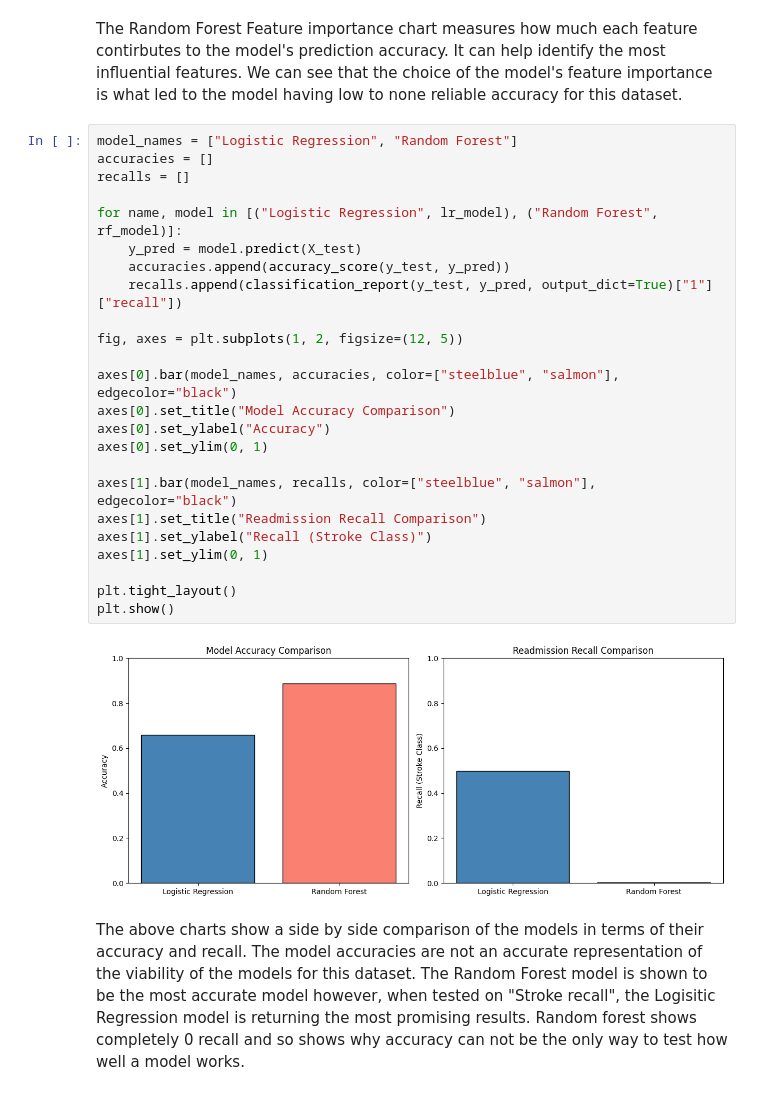
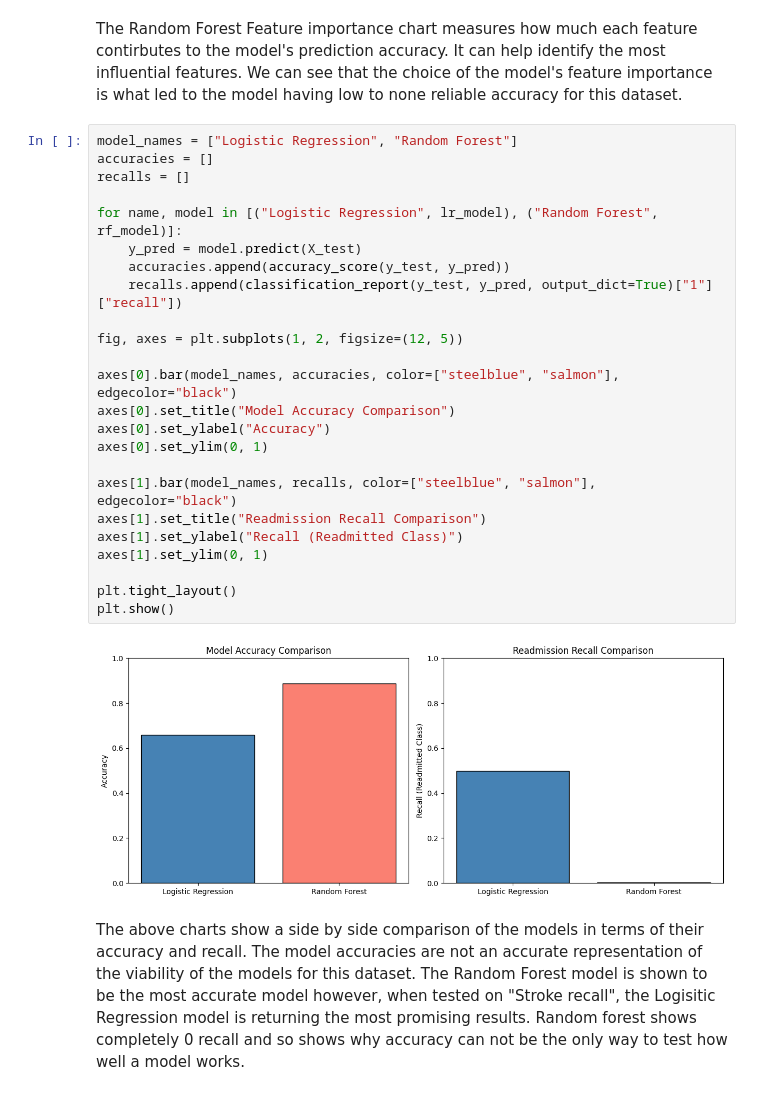
Before and after one commit to naqashb7/hospital_readmission_rates_analysis, a Jupyter notebook: jupyter_notebooks/Modelling.ipynb, the cells around one changed output. Cells and saved outputs as stored; diff of their text form.

```diff
--- a/jupyter_notebooks/Modelling.ipynb
+++ b/jupyter_notebooks/Modelling.ipynb
@@ -443,29 +443,29 @@ The Random Forest Feature importance chart measures how much each feature contir
 # %%
 model_names = ["Logistic Regression", "Random Forest"]
 accuracies = []
 recalls = []
 
 for name, model in [("Logistic Regression", lr_model), ("Random Forest", rf_model)]:
     y_pred = model.predict(X_test)
     accuracies.append(accuracy_score(y_test, y_pred))
     recalls.append(classification_report(y_test, y_pred, output_dict=True)["1"]["recall"])
 
 fig, axes = plt.subplots(1, 2, figsize=(12, 5))
 
 axes[0].bar(model_names, accuracies, color=["steelblue", "salmon"], edgecolor="black")
 axes[0].set_title("Model Accuracy Comparison")
 axes[0].set_ylabel("Accuracy")
 axes[0].set_ylim(0, 1)
 
 axes[1].bar(model_names, recalls, color=["steelblue", "salmon"], edgecolor="black")
 axes[1].set_title("Readmission Recall Comparison")
-axes[1].set_ylabel("Recall (Stroke Class)")
+axes[1].set_ylabel("Recall (Readmitted Class)")
 axes[1].set_ylim(0, 1)
 
 plt.tight_layout()
 plt.show()
 # %% [output]
-[figure, old version]
+[figure, new version]
 # %% [markdown]
 The above charts show a side by side comparison of the models in terms of their accuracy and recall. The model accuracies are not an accurate representation of the viability of the models for this dataset. The Random Forest model is shown to be the most accurate model however, when tested on "Stroke recall", the Logisitic Regression model is returning the most promising results. Random forest shows completely 0 recall and so shows why accuracy can not be the only way to test how well a model works.
 # %% [markdown]
```
Also changed, not shown: parts of 1 cell of this notebook, 7 other files.
